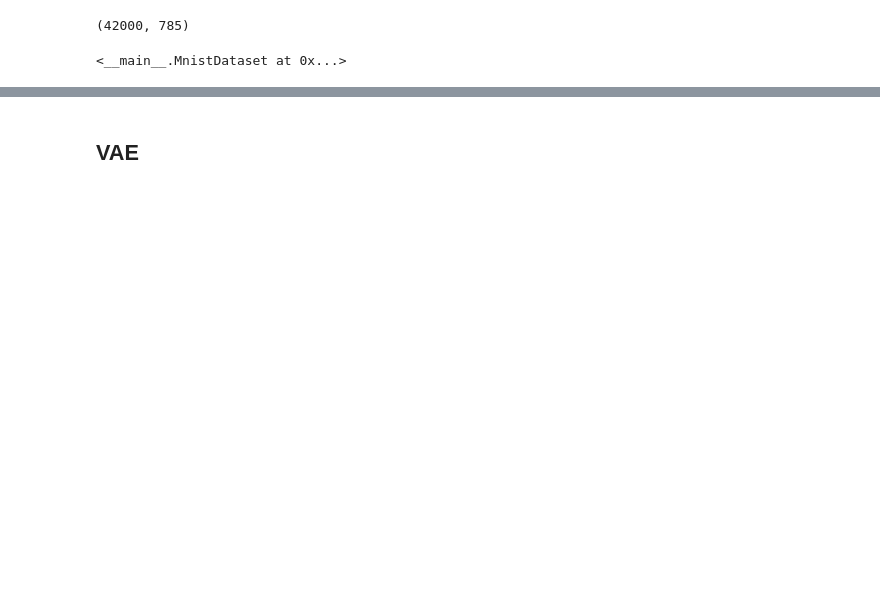
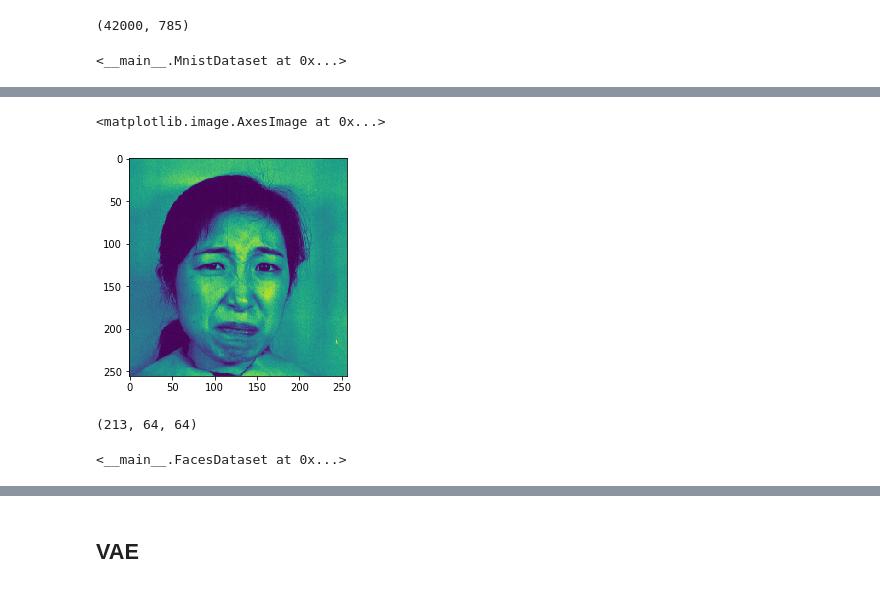
Before and after one commit to rykachevskiy/VAEtorch, a Jupyter notebook: VAE.ipynb, the cells around one changed output, grey strips where cells are left out. Drawn from its saved outputs; the diff is of its cells as text; code cells hidden in the pictures; blank space fills up the shorter version.

```diff
--- a/VAE.ipynb
+++ b/VAE.ipynb
@@ -80,0 +62,5 @@ dataloader = DataLoader(mnist_dataset, batch_size=4,
+# %%
+plt.imshow(plt.imread("./data/jaffe/KA.DI3.44.tiff"))
+# %% [output]
+<matplotlib.image.AxesImage at 0x...>
+[figure, added]
@@ -80,0 +101,8 @@ dataloader = DataLoader(mnist_dataset, batch_size=4,
+# %%
+faces_dataset = FacesDataset("./data/jaffe/", transform=transforms.RandomAffine(1))
+# %% [output]
+(213, 64, 64)
+# %%
+faces_dataset
+# %% [output]
+<__main__.FacesDataset at 0x...>
```
Also changed, not shown: parts of 30 cells of this notebook, 1 other file.
